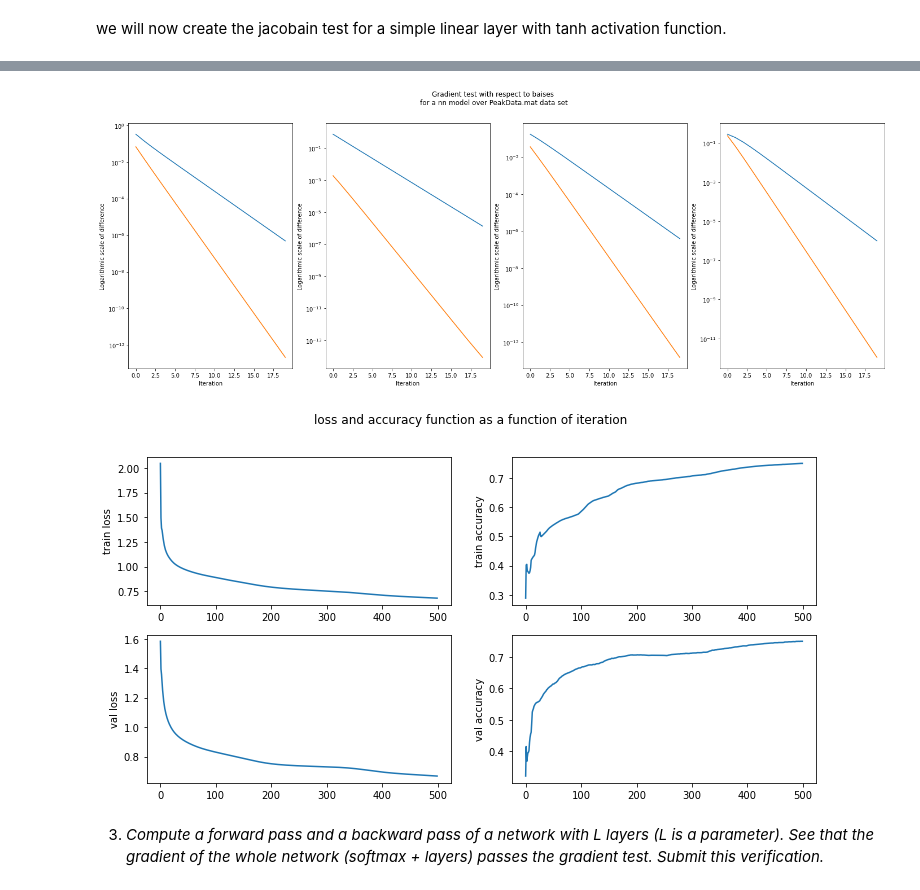
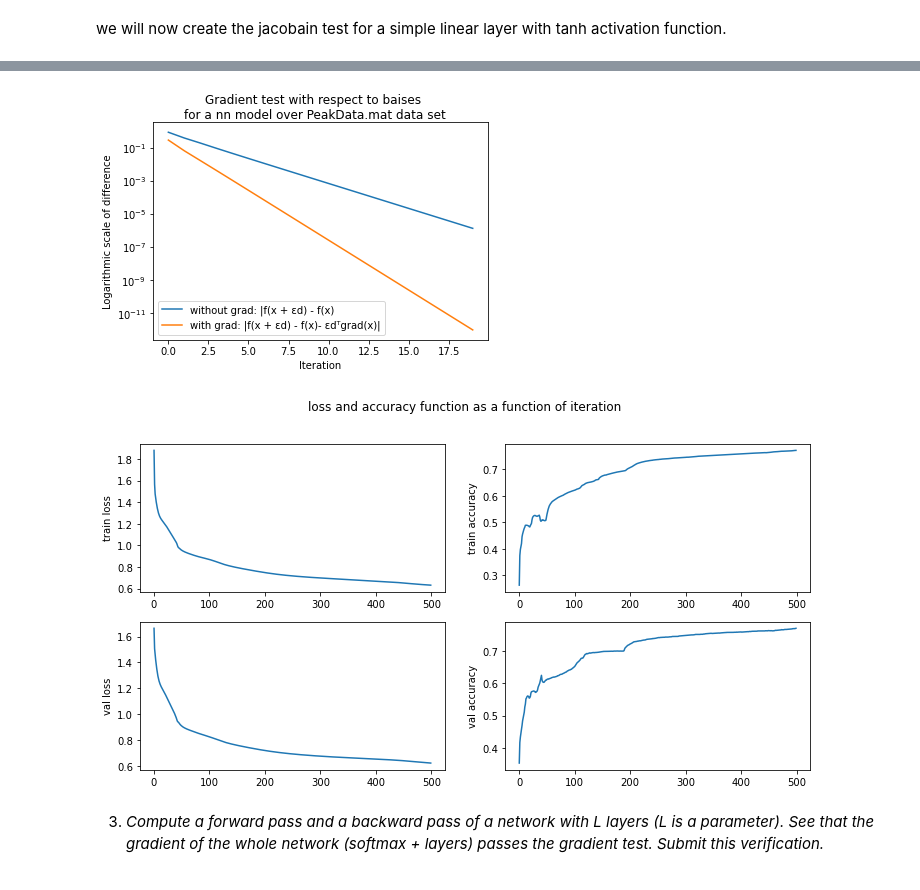
Before and after one commit to danikv/DeepLearningEx1, a Jupyter notebook: Ex1.ipynb, the cells around one changed output, grey strips where cells are left out. Cells and saved outputs as stored; diff of their text form; code cells hidden in the pictures.

```diff
--- a/Ex1.ipynb
+++ b/Ex1.ipynb
@@ -405,13 +404,17 @@ class tanh:
         grad_data = W.dot(new_error)
         return grad_theta, grad_b, grad_data
 
-    def jacobain(self, X, W, b):
-        jac_x = np.ndarray(shape=W.shape)
-        jac_b = np.ndarray(shape=(b.shape[0], b.shape[0]))
-        jac_w = np.ndarray(shape=(W.shape[0], W.shape[0] * X.shape[0]))
-        for i in range(X.shape[0]):
-            jac_x[i] = 1 - np.tanh(W[i, :].T.reshape(W.shape[1], 1).dot(X[i, :]))
-        return W.T.dot(jac_x)
+    def jacobain(self, X, Y, W, vec, kind):
+        derv = (1 - Y**2)
+        derv = np.identity(len(derv)) * np.outer(np.ones(len(derv)), derv)
+        if kind == 'x':
+            return derv.dot(W).dot(vec)
+        if kind == 'w':
+            new_X = np.kron(X.T, np.identity(W.shape[0]))
+            derv = derv.dot(new_X)
+            return derv.dot(np.ravel(vec, order="F"))
+        if kind == 'b':
+            return derv.dot(vec)
 
     def __call__(self, x):
         return np.tanh(x)
@@ -471,20 +516,20 @@ plt.show()
 # %%
 def relu_der (x):
-    if x>0:
+    if x > 0:
         return 1
     else :
         return 0
-relu_der2  = np.vectorize(ReLU_der)
+relu_der2  = np.vectorize(relu_der)
 
 class relu:
     def gradient(self, X, Y, error, W):
         M = X.shape[1]
         a = relu_der2(Y)
-        error2 = error*a
+        error2 = error * a
         grad_theta = X.dot(error2.T)
         grad_b = np.sum(error2, axis=1)
         grad_data = W.dot(error2)
-        return grad_theta, grad_b.reshape(Y.shape[0], 1), grad_data
+        return grad_theta, grad_b, grad_data
 
 
     def __call__(self, x):
@@ -539,7 +584,7 @@ def model_gradient_test_with_respect_to_baises(loss, model, X, Y):
             diff_f = loss_predictions_d - loss_predictions
             without_jacobain[j - 1][k] = np.abs(diff_f)
             with_jacobain[j - 1][k] = np.abs(diff_f - vec.T.dot(grad_b).reshape(1))
-    return without_jacobain, with_jacobain
+    return np.sum(without_jacobain, axis=0), np.sum(with_jacobain, axis=0)
 # %%
 def model_gradient_test_with_respect_to_weigths(loss, model, X, Y):
     without_jacobain = np.ndarray(shape=(len(model.layers()), 20))
@@ -606,17 +650,17 @@ plt.show()
 # %%
 without_grad, with_grad = model_gradient_test_with_respect_to_baises(cross_entropy_loss, model,
                                                                 X[:, 0].reshape(2,1), Y[:, 0].reshape(5,1))
-fig, axs = plt.subplots(1, 4, figsize=(24,8))
-fig.suptitle('Gradient test with respect to baises \nfor a nn model over PeakData.mat data set')
-for i in range(4):
-    axs[i].plot(without_grad[i], label='without grad: |f(x + \u03B5d) - f(x)')
-    axs[i].plot(with_grad[i], label='with grad: |f(x + \u03B5d) - f(x)- \u03B5dᵀgrad(x)|')
-    axs[i].set_xlabel('Iteration')
-    axs[i].set_ylabel('Logarithmic scale of difference')
-    axs[i].set_yscale('log')
+
+plt.suptitle('Gradient test with respect to baises \nfor a nn model over PeakData.mat data set')
+plt.plot(without_grad, label='without grad: |f(x + \u03B5d) - f(x)')
+plt.plot(with_grad, label='with grad: |f(x + \u03B5d) - f(x)- \u03B5dᵀgrad(x)|')
+plt.xlabel('Iteration')
+plt.ylabel('Logarithmic scale of difference')
+plt.yscale('log')
+plt.legend()
 plt.show()
 # %% [output]
-[figure, old version]
+[figure, new version]
 # %%
 model = sequential_model(
         linear_layer(2, 4, activation=tanh()),
@@ -625,9 +669,7 @@ model = sequential_model(
         linear_layer(16, 5, activation=softmax())
 )
 
-loss_train, accuracy_train, loss_val, accuracy_val = SGD(model, X, Y, X_val, Y_val, 500, 2500)
-
-#fig = plt.figure(figsize=(10,6))
+loss_train, accuracy_train, loss_val, accuracy_val = SGD(model, X, Y, X_val, Y_val, 500, 0.1, cross_entropy_loss, 2500)
 
 fig, axs = plt.subplots(2, 2, figsize=(12,6))
 fig.suptitle('loss and accuracy function as a function of iteration')
@@ -646,7 +688,7 @@ axs[1][1].set_ylabel('val accuracy')
 
 plt.show()
 # %% [output]
-[figure, old version]
+[figure, new version]
 # %% [markdown]
 3. *Compute a forward pass and a backward pass of a network with L layers (L is a parameter). See that the gradient of the whole network (softmax + layers) passes the gradient test. Submit this verification.*
 # %% [markdown]
```
Also changed, not shown: parts of 19 cells of this notebook.
